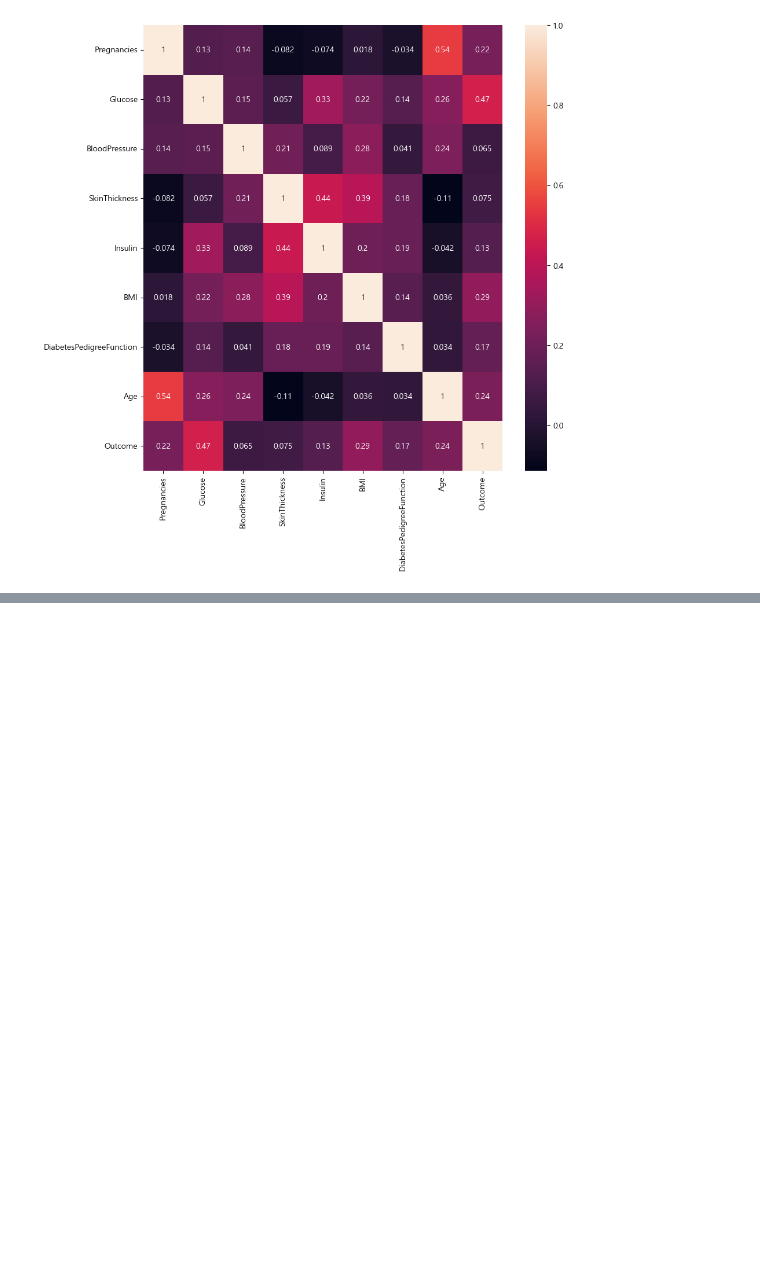
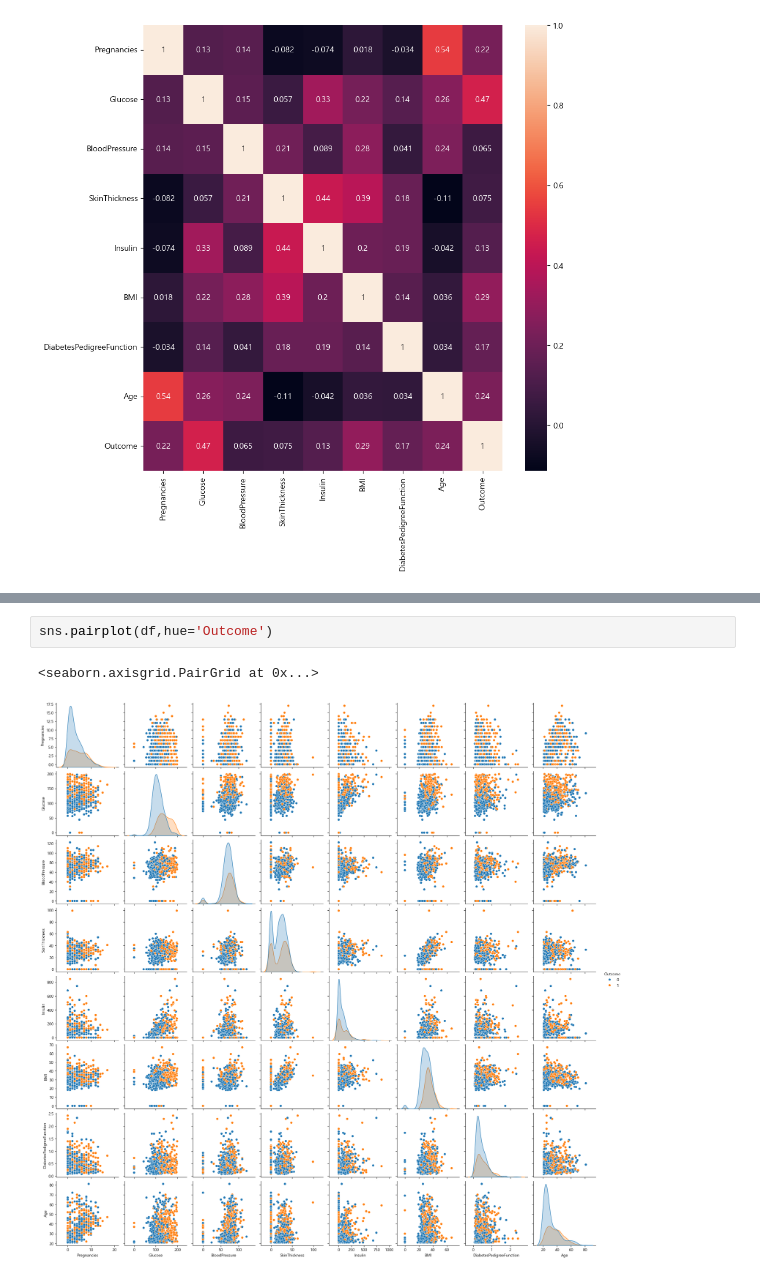
Before and after one commit to studypython99/Medical-1, a Jupyter notebook: m0521/m0521_04_@@.ipynb, the cells around one changed output, grey strips where cells are left out. Drawn from its saved outputs; the diff is of its cells as text; blank space fills up the shorter version.

```diff
--- a/m0521/m0521_04_@@.ipynb
+++ b/m0521/m0521_04_@@.ipynb
@@ -169,0 +189,5 @@ train_input,test_input,train_target_test_target = train_test_split(
+# %%
+sns.pairplot(df,hue='Outcome')
+# %% [output]
+<seaborn.axisgrid.PairGrid at 0x...>
+[figure, added]
```
Also changed, not shown: parts of 15 cells of this notebook, 12 other files.
